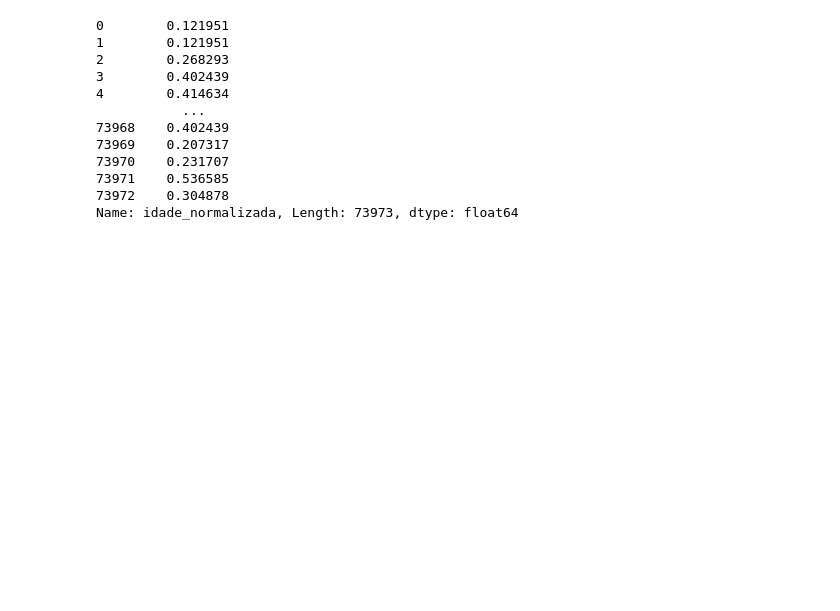
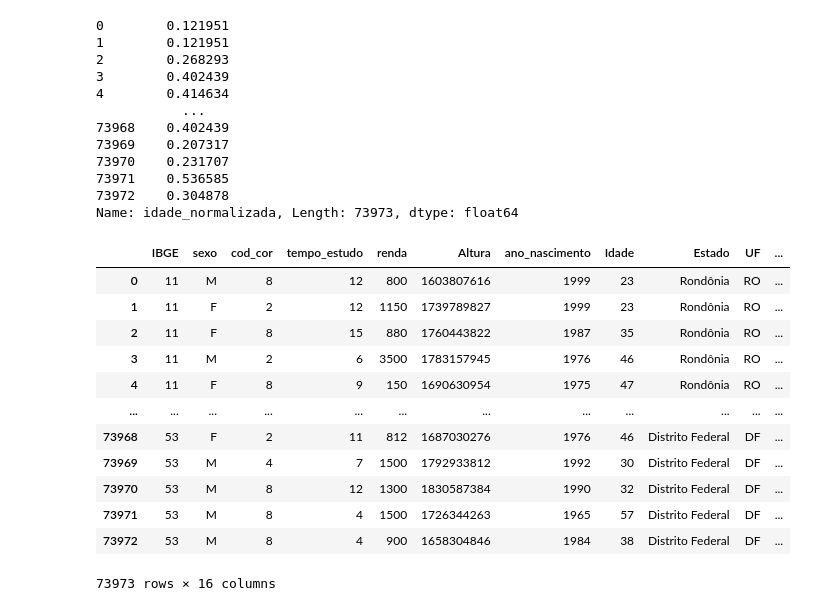
Before and after one commit to 0rakul0/cienciaDeDados, a Jupyter notebook: dataMiner08.ipynb, the cells around one changed output. Drawn from its saved outputs; the diff is of its cells as text; code cells hidden in the pictures; blank space fills up the shorter version.

```diff
--- a/dataMiner08.ipynb
+++ b/dataMiner08.ipynb
@@ -310,3 +310,19 @@ new_df['idade_normalizada']
 73971    0.536585
 73972    0.304878
 Name: idade_normalizada, Length: 73973, dtype: float64
+# %%
+new_df
+# %% [output]
+|  | IBGE | sexo | cod_cor | tempo_estudo | renda | Altura | ano_nascimento | Idade | Estado | UF | ... |
+| 0 | 11 | M | 8 | 12 | 800 | 1603807616 | 1999 | 23 | Rondônia | RO | ... |
+| 1 | 11 | F | 2 | 12 | 1150 | 1739789827 | 1999 | 23 | Rondônia | RO | ... |
+| 2 | 11 | F | 8 | 15 | 880 | 1760443822 | 1987 | 35 | Rondônia | RO | ... |
+| 3 | 11 | M | 2 | 6 | 3500 | 1783157945 | 1976 | 46 | Rondônia | RO | ... |
+| 4 | 11 | F | 8 | 9 | 150 | 1690630954 | 1975 | 47 | Rondônia | RO | ... |
+| ... | ... | ... | ... | ... | ... | ... | ... | ... | ... | ... | ... |
+| 73968 | 53 | F | 2 | 11 | 812 | 1687030276 | 1976 | 46 | Distrito Federal | DF | ... |
+| 73969 | 53 | M | 4 | 7 | 1500 | 1792933812 | 1992 | 30 | Distrito Federal | DF | ... |
+| 73970 | 53 | M | 8 | 12 | 1300 | 1830587384 | 1990 | 32 | Distrito Federal | DF | ... |
+| 73971 | 53 | M | 8 | 4 | 1500 | 1726344263 | 1965 | 57 | Distrito Federal | DF | ... |
+| 73972 | 53 | M | 8 | 4 | 900 | 1658304846 | 1984 | 38 | Distrito Federal | DF | ... |
+73973 rows × 16 columns
```
Also changed, not shown: 2 other files.
